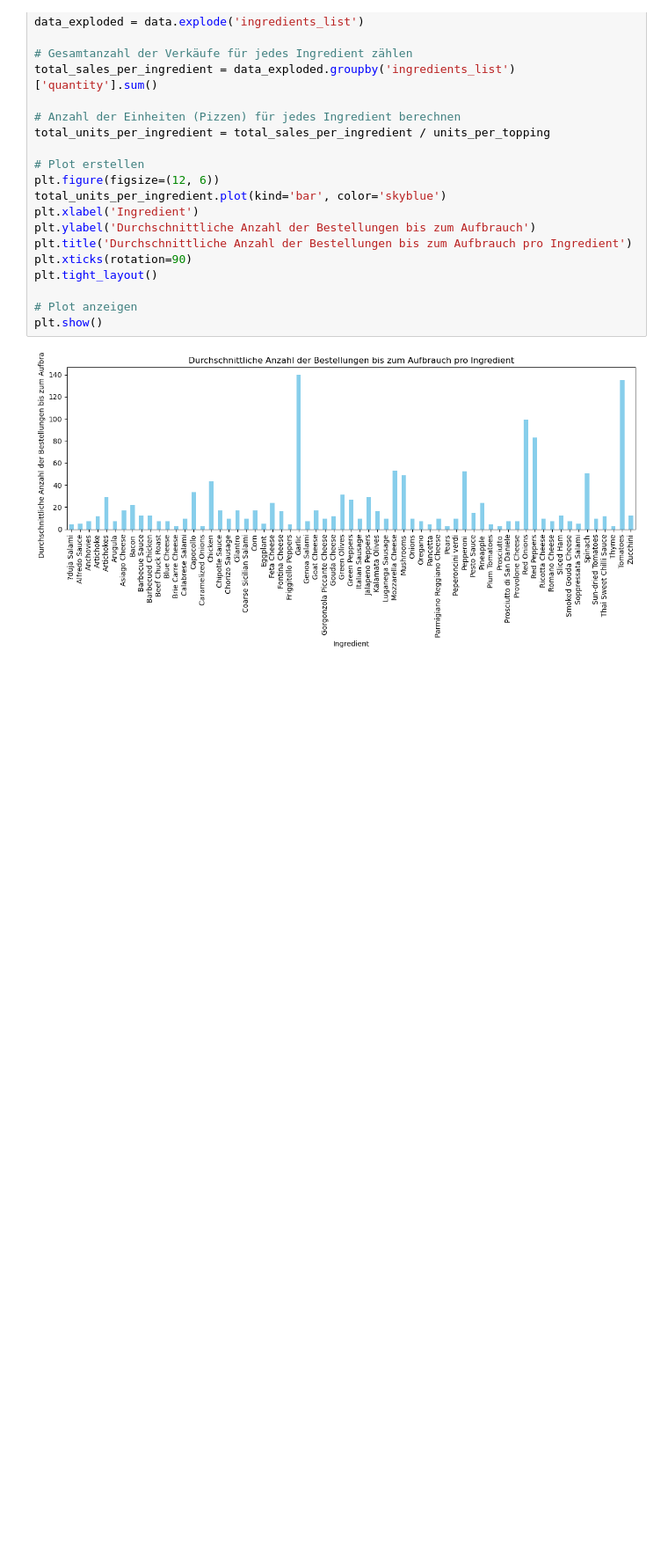
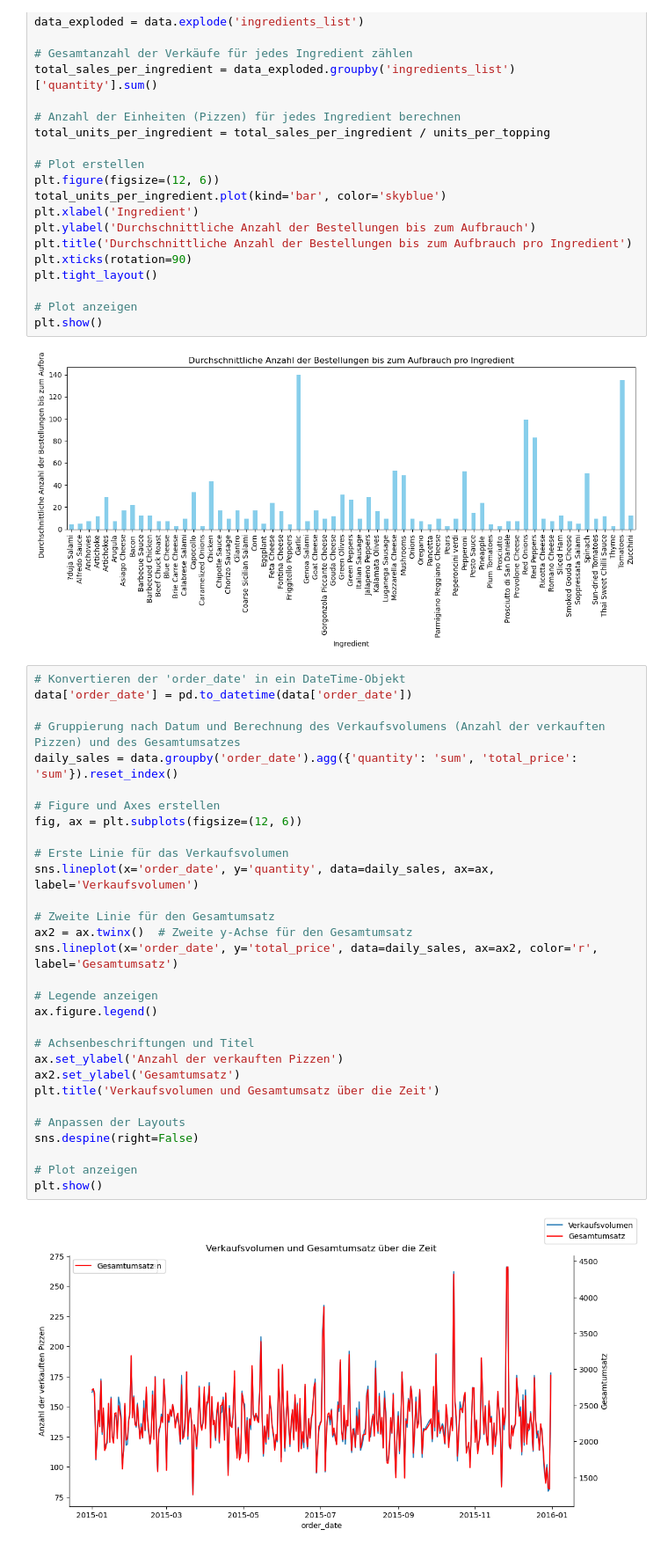
Before and after one commit to dasrinkana/pizza_sales, a Jupyter notebook: pizza.ipynb, the cells around one changed output. Shown at 88% size. Saved outputs shown, nothing was run; the diff lists cells and outputs as text; blank space fills up the shorter version.

Commit message:
dual line plot

```diff
--- a/pizza.ipynb
+++ b/pizza.ipynb
@@ -286,3 +286,35 @@ plt.tight_layout()
 plt.show()
 # %% [output]
 [figure]
+# %%
+# Konvertieren der 'order_date' in ein DateTime-Objekt
+data['order_date'] = pd.to_datetime(data['order_date'])
+
+# Gruppierung nach Datum und Berechnung des Verkaufsvolumens (Anzahl der verkauften Pizzen) und des Gesamtumsatzes
+daily_sales = data.groupby('order_date').agg({'quantity': 'sum', 'total_price': 'sum'}).reset_index()
+
+# Figure und Axes erstellen
+fig, ax = plt.subplots(figsize=(12, 6))
+
+# Erste Linie für das Verkaufsvolumen
+sns.lineplot(x='order_date', y='quantity', data=daily_sales, ax=ax, label='Verkaufsvolumen')
+
+# Zweite Linie für den Gesamtumsatz
+ax2 = ax.twinx()  # Zweite y-Achse für den Gesamtumsatz
+sns.lineplot(x='order_date', y='total_price', data=daily_sales, ax=ax2, color='r', label='Gesamtumsatz')
+
+# Legende anzeigen
+ax.figure.legend()
+
+# Achsenbeschriftungen und Titel
+ax.set_ylabel('Anzahl der verkauften Pizzen')
+ax2.set_ylabel('Gesamtumsatz')
+plt.title('Verkaufsvolumen und Gesamtumsatz über die Zeit')
+
+# Anpassen der Layouts
+sns.despine(right=False)
+
+# Plot anzeigen
+plt.show()
+# %% [output]
+[figure, added]
```
